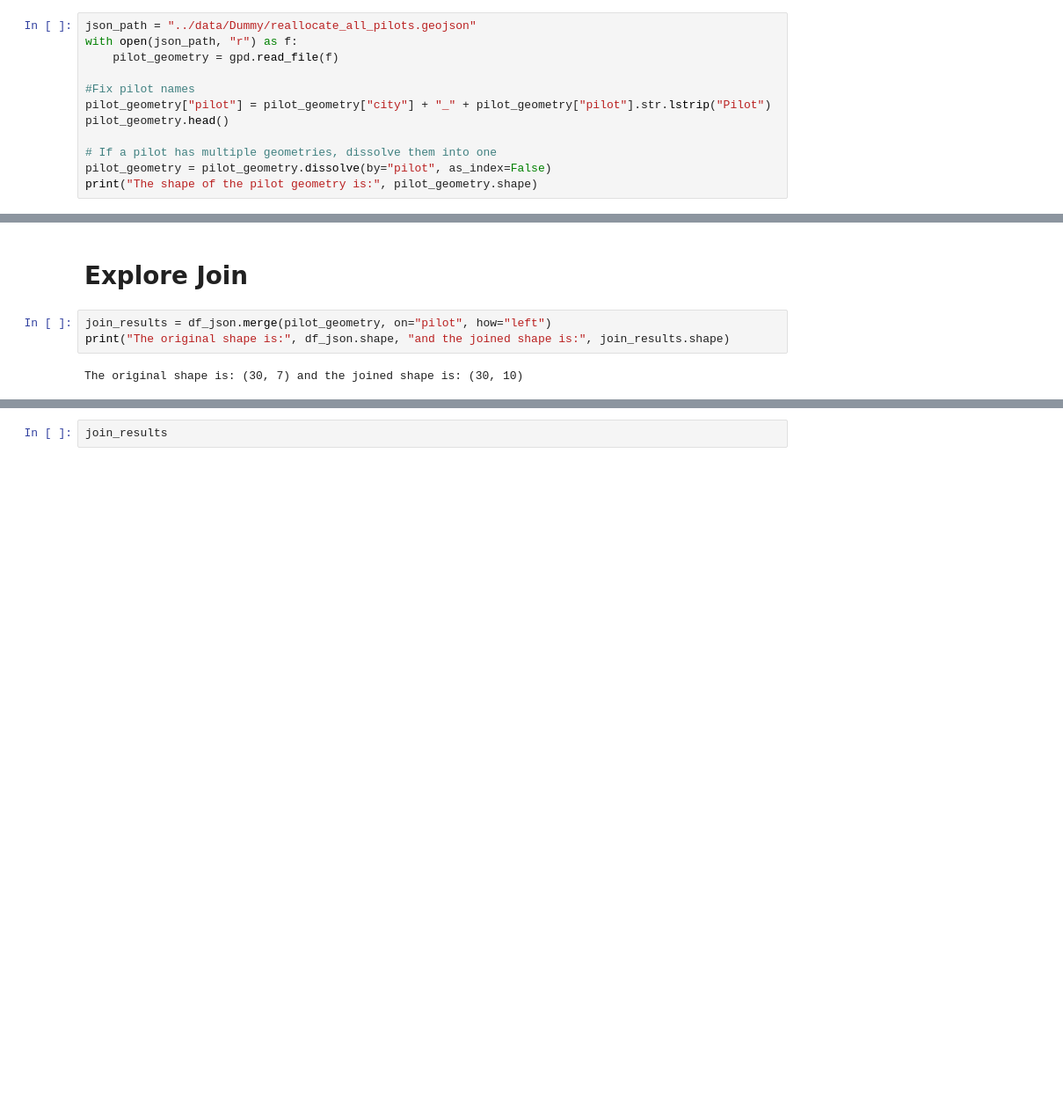
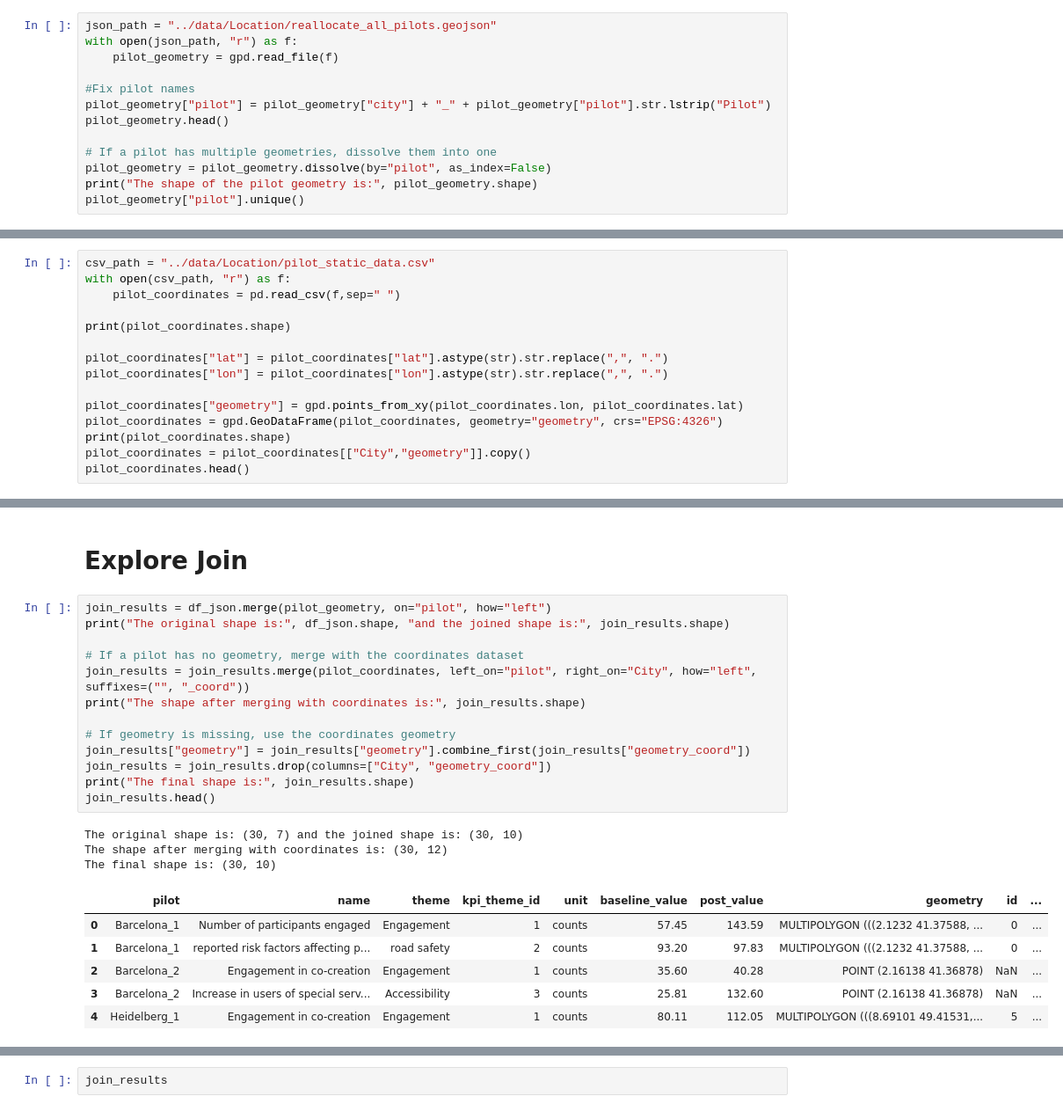
Before and after one commit to jammy-data/REALLOCATE_AI, a Jupyter notebook: notebooks/dummy_data.ipynb, the cells around one changed output, grey strips where cells are left out. Shown at 88% size. Drawn from its saved outputs; the diff is of its cells as text; blank space fills up the shorter version.

Commit message:
Read coordinates from new file. If the geometry is missing, use the coordinates

```diff
--- a/notebooks/dummy_data.ipynb
+++ b/notebooks/dummy_data.ipynb
@@ -10,7 +10,7 @@ import sys
 sys.path.append(os.path.abspath("../src"))
 import schema
 # %%
-json_path = "../data/Dummy/reallocate_all_pilots.geojson"
+json_path = "../data/Location/reallocate_all_pilots.geojson"
 with open(json_path, "r") as f:
     pilot_geometry = gpd.read_file(f)
 
@@ -21,5 +21,6 @@ pilot_geometry.head()
 # If a pilot has multiple geometries, dissolve them into one
 pilot_geometry = pilot_geometry.dissolve(by="pilot", as_index=False)
 print("The shape of the pilot geometry is:", pilot_geometry.shape)
+pilot_geometry["pilot"].unique()
 # %% [output]
 The shape of the pilot geometry is: (7, 4)
@@ -25,0 +29,15 @@ The shape of the pilot geometry is: (7, 4)
+# %%
+csv_path = "../data/Location/pilot_static_data.csv"
+with open(csv_path, "r") as f:
+    pilot_coordinates = pd.read_csv(f,sep="	")
+
+print(pilot_coordinates.shape)
+
+pilot_coordinates["lat"] = pilot_coordinates["lat"].astype(str).str.replace(",", ".")
+pilot_coordinates["lon"] = pilot_coordinates["lon"].astype(str).str.replace(",", ".")
+
+pilot_coordinates["geometry"] = gpd.points_from_xy(pilot_coordinates.lon, pilot_coordinates.lat)
+pilot_coordinates = gpd.GeoDataFrame(pilot_coordinates, geometry="geometry", crs="EPSG:4326")
+print(pilot_coordinates.shape)
+pilot_coordinates = pilot_coordinates[["City","geometry"]].copy()
+pilot_coordinates.head()
@@ -72,5 +99,23 @@ model.get_city("Barcelona_1")
 # %%
 join_results = df_json.merge(pilot_geometry, on="pilot", how="left")
 print("The original shape is:", df_json.shape, "and the joined shape is:", join_results.shape)
+
+# If a pilot has no geometry, merge with the coordinates dataset
+join_results = join_results.merge(pilot_coordinates, left_on="pilot", right_on="City", how="left", suffixes=("", "_coord"))
+print("The shape after merging with coordinates is:", join_results.shape)
+
+# If geometry is missing, use the coordinates geometry
+join_results["geometry"] = join_results["geometry"].combine_first(join_results["geometry_coord"])
+join_results = join_results.drop(columns=["City", "geometry_coord"])
+print("The final shape is:", join_results.shape)
+join_results.head()
 # %% [output]
 The original shape is: (30, 7) and the joined shape is: (30, 10)
+The shape after merging with coordinates is: (30, 12)
+The final shape is: (30, 10)
+|  | pilot | name | theme | kpi_theme_id | unit | baseline_value | post_value | geometry | id | ... |
+| 0 | Barcelona_1 | Number of participants engaged | Engagement | 1 | counts | 57.45 | 143.59 | MULTIPOLYGON (((2.1232 41.37588, ... | 0 | ... |
+| 1 | Barcelona_1 | reported risk factors affecting p... | road safety | 2 | counts | 93.20 | 97.83 | MULTIPOLYGON (((2.1232 41.37588, ... | 0 | ... |
+| 2 | Barcelona_2 | Engagement in co-creation | Engagement | 1 | counts | 35.60 | 40.28 | POINT (2.16138 41.36878) | NaN | ... |
+| 3 | Barcelona_2 | Increase in users of special serv... | Accessibility | 3 | counts | 25.81 | 132.60 | POINT (2.16138 41.36878) | NaN | ... |
+| 4 | Heidelberg_1 | Engagement in co-creation | Engagement | 1 | counts | 80.11 | 112.05 | MULTIPOLYGON (((8.69101 49.41531,... | 5 | ... |
```
Also changed, not shown: parts of 3 cells of this notebook.
